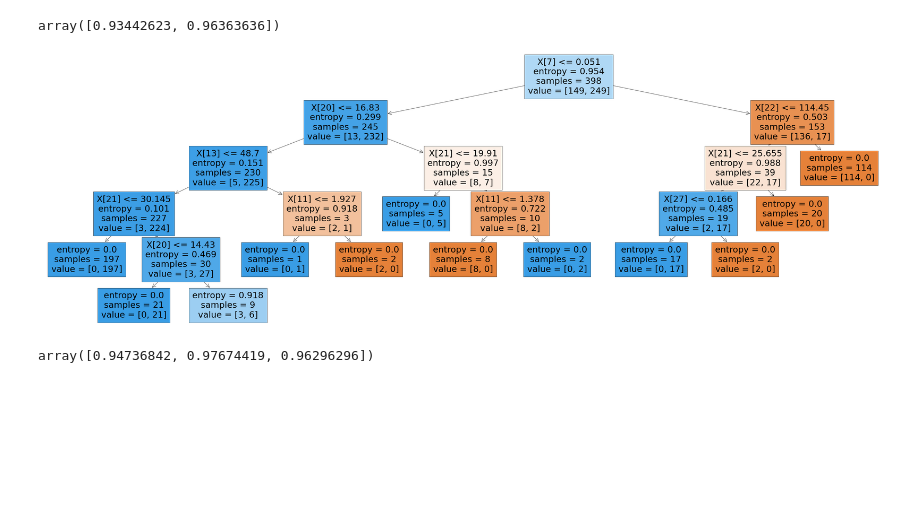
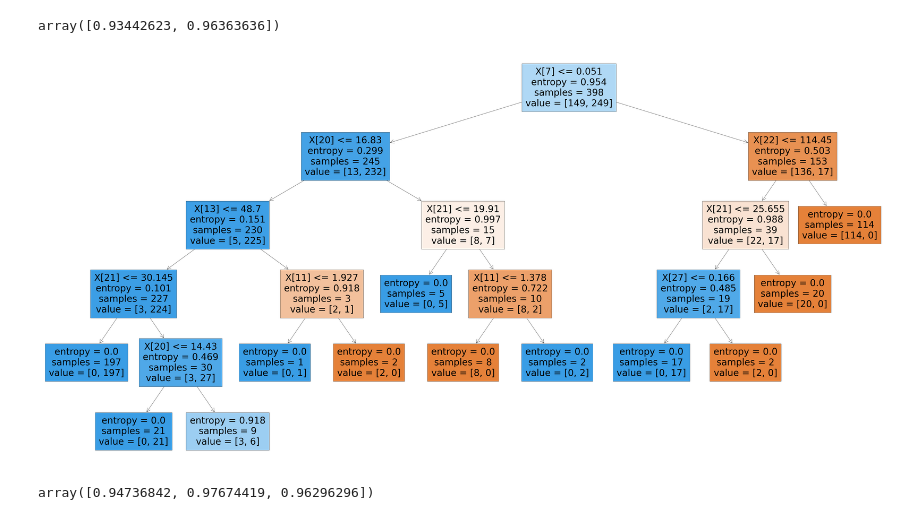
Before and after one commit to samsonafo/dsr-trees, a Jupyter notebook: decision-Trees.ipynb, the cells around one changed output. Cells and saved outputs as stored; diff of their text form; code cells hidden in the pictures; blank space fills up the shorter version.

```diff
--- a/decision-Trees.ipynb
+++ b/decision-Trees.ipynb
@@ -171,7 +171,7 @@ from sklearn import tree
 import matplotlib.pyplot as plt
 # %%
 #load dataset
-X,y = load_breast_cancer(return_X_y=True, as_frame=True)
+X,y = load_breast_cancer(return_X_y=True)
 
 #train_test_split
 X_train,X_test, y_train,y_test = train_test_split(X,y,test_size=0.3,random_state=42)
@@ -188,11 +188,11 @@ f1_score(y_test,dtc.predict(X_test),average=None)
 array([0.93442623, 0.96363636])
 # %%
 #show decision tree
-plt.rcParams["figure.figsize"] = (60,20)
+plt.rcParams["figure.figsize"] = (80,40)
 tree.plot_tree(dtc,filled = True);
 plt.savefig('./images/tree_example.png')
 # %% [output]
-[figure, old version]
+[figure, new version]
 # %%
 #load dataset
 X,y = load_wine(return_X_y=True)
```
Also changed, not shown: 9 other files.
